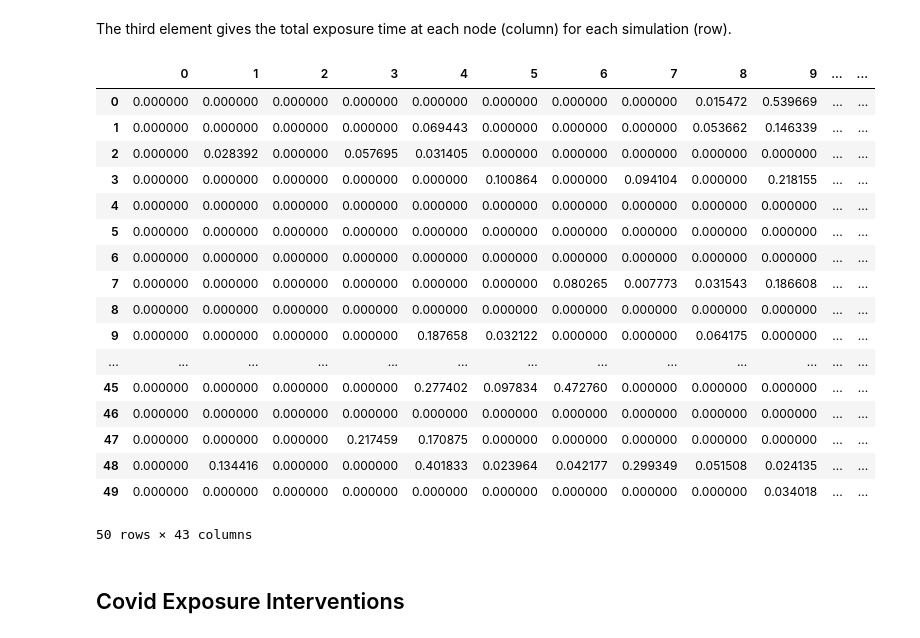
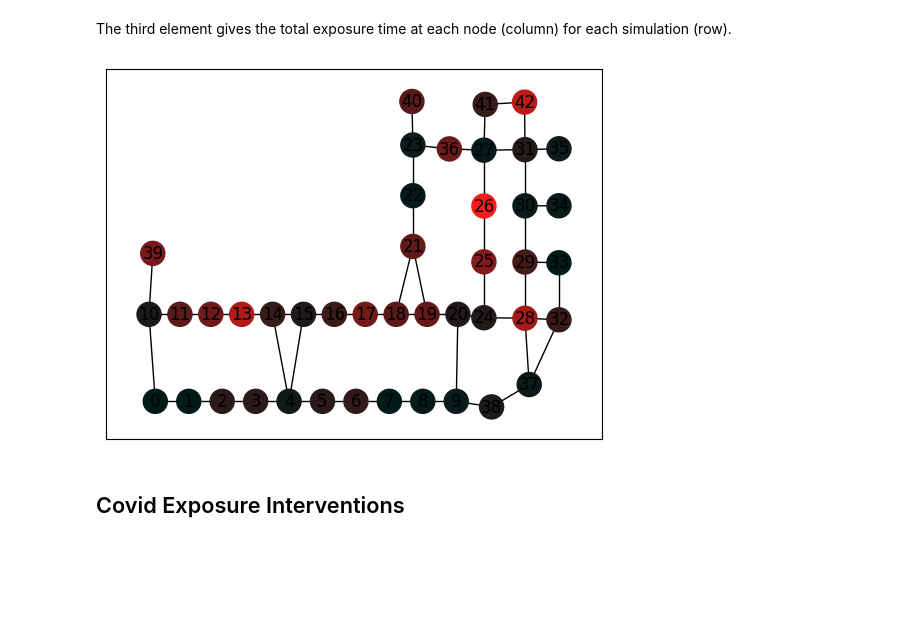
Before and after one commit to RebeccaFlach/covid19-supermarket-abm, a Jupyter notebook: covid19_supermarket_abm/Replication.ipynb, the cells around one changed output. Saved outputs shown, nothing was run; the diff lists cells and outputs as text; code cells hidden in the pictures; blank space fills up the shorter version.

Commit message:
added visualization stuff

```diff
--- a/covid19_supermarket_abm/Replication.ipynb
+++ b/covid19_supermarket_abm/Replication.ipynb
@@ -103,23 +68,2 @@ results[1]
 # %% [markdown]
 The third element gives the total exposure time at each node (column) for each simulation (row).
-# %%
-results[2]
-# %% [output]
-|  | 0 | 1 | 2 | 3 | 4 | 5 | 6 | 7 | 8 | 9 | ... | ... |
-| 0 | 0.000000 | 0.000000 | 0.000000 | 0.000000 | 0.000000 | 0.000000 | 0.000000 | 0.000000 | 0.015472 | 0.539669 | ... | ... |
-| 1 | 0.000000 | 0.000000 | 0.000000 | 0.000000 | 0.069443 | 0.000000 | 0.000000 | 0.000000 | 0.053662 | 0.146339 | ... | ... |
-| 2 | 0.000000 | 0.028392 | 0.000000 | 0.057695 | 0.031405 | 0.000000 | 0.000000 | 0.000000 | 0.000000 | 0.000000 | ... | ... |
-| 3 | 0.000000 | 0.000000 | 0.000000 | 0.000000 | 0.000000 | 0.100864 | 0.000000 | 0.094104 | 0.000000 | 0.218155 | ... | ... |
-| 4 | 0.000000 | 0.000000 | 0.000000 | 0.000000 | 0.000000 | 0.000000 | 0.000000 | 0.000000 | 0.000000 | 0.000000 | ... | ... |
-| 5 | 0.000000 | 0.000000 | 0.000000 | 0.000000 | 0.000000 | 0.000000 | 0.000000 | 0.000000 | 0.000000 | 0.000000 | ... | ... |
-| 6 | 0.000000 | 0.000000 | 0.000000 | 0.000000 | 0.000000 | 0.000000 | 0.000000 | 0.000000 | 0.000000 | 0.000000 | ... | ... |
-| 7 | 0.000000 | 0.000000 | 0.000000 | 0.000000 | 0.000000 | 0.000000 | 0.080265 | 0.007773 | 0.031543 | 0.186608 | ... | ... |
-| 8 | 0.000000 | 0.000000 | 0.000000 | 0.000000 | 0.000000 | 0.000000 | 0.000000 | 0.000000 | 0.000000 | 0.000000 | ... | ... |
-| 9 | 0.000000 | 0.000000 | 0.000000 | 0.000000 | 0.187658 | 0.032122 | 0.000000 | 0.000000 | 0.064175 | 0.000000 | ... | ... |
-| ... | ... | ... | ... | ... | ... | ... | ... | ... | ... | ... | ... | ... |
-| 45 | 0.000000 | 0.000000 | 0.000000 | 0.000000 | 0.277402 | 0.097834 | 0.472760 | 0.000000 | 0.000000 | 0.000000 | ... | ... |
-| 46 | 0.000000 | 0.000000 | 0.000000 | 0.000000 | 0.000000 | 0.000000 | 0.000000 | 0.000000 | 0.000000 | 0.000000 | ... | ... |
-| 47 | 0.000000 | 0.000000 | 0.000000 | 0.217459 | 0.170875 | 0.000000 | 0.000000 | 0.000000 | 0.000000 | 0.000000 | ... | ... |
-| 48 | 0.000000 | 0.134416 | 0.000000 | 0.000000 | 0.401833 | 0.023964 | 0.042177 | 0.299349 | 0.051508 | 0.024135 | ... | ... |
-| 49 | 0.000000 | 0.000000 | 0.000000 | 0.000000 | 0.000000 | 0.000000 | 0.000000 | 0.000000 | 0.000000 | 0.034018 | ... | ... |
-50 rows × 43 columns
@@ -126,3 +72,8 @@ results[2]
+# %%
+exposures = results[2].mean(0)
+nx.draw_networkx(G, pos=pos, node_color=[((exposure-min(exposures))/(max(exposures)-min(exposures)), 0.1, 0.1) for exposure in exposures])
+# %% [output]
+[figure, added]
 # %% [markdown]
 ## Covid Exposure Interventions
 # %% [markdown]
```
Also changed, not shown: parts of 11 cells of this notebook.
